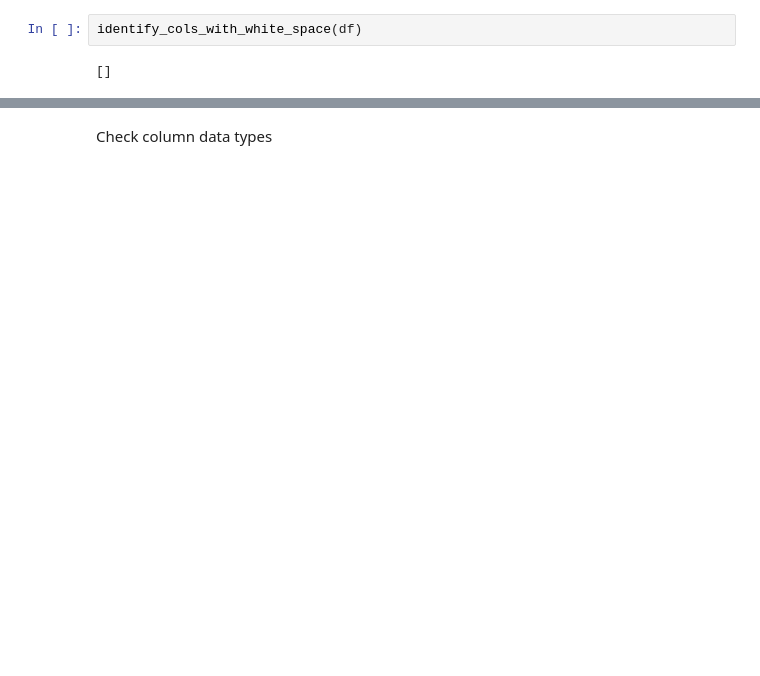
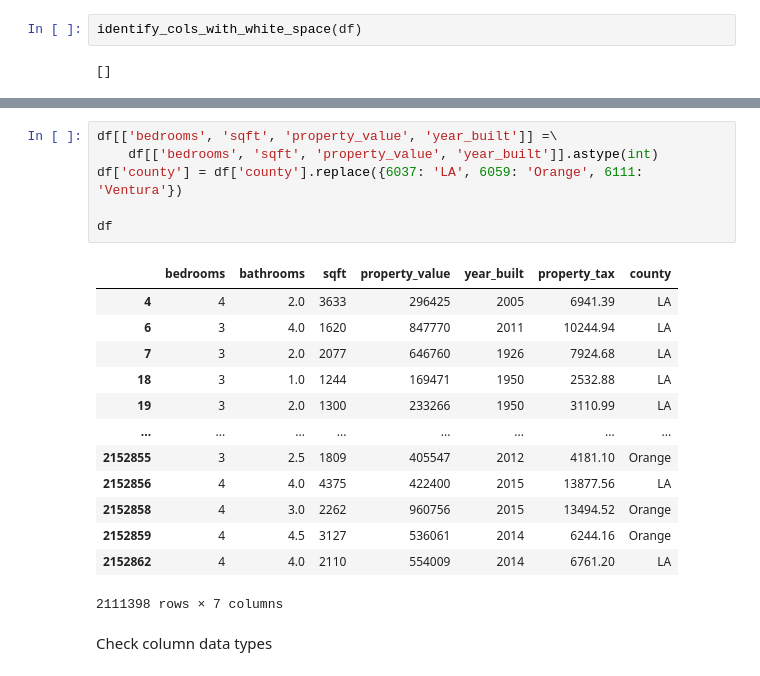
Before and after one commit to martin-reyes/6_regression-exercises, a Jupyter notebook: wrangle.ipynb, the cells around one changed output, grey strips where cells are left out. Drawn from its saved outputs; the diff is of its cells as text; blank space fills up the shorter version.

```diff
--- a/wrangle.ipynb
+++ b/wrangle.ipynb
@@ -79,3 +307,23 @@ df[df.duplicated()]
+# %%
+df[['bedrooms', 'sqft', 'property_value', 'year_built']] =\
+    df[['bedrooms', 'sqft', 'property_value', 'year_built']].astype(int)
+df['county'] = df['county'].replace({6037: 'LA', 6059: 'Orange', 6111: 'Ventura'})
+
+df
+# %% [output]
+|  | bedrooms | bathrooms | sqft | property_value | year_built | property_tax | county |
+| 4 | 4 | 2.0 | 3633 | 296425 | 2005 | 6941.39 | LA |
+| 6 | 3 | 4.0 | 1620 | 847770 | 2011 | 10244.94 | LA |
+| 7 | 3 | 2.0 | 2077 | 646760 | 1926 | 7924.68 | LA |
+| 18 | 3 | 1.0 | 1244 | 169471 | 1950 | 2532.88 | LA |
+| 19 | 3 | 2.0 | 1300 | 233266 | 1950 | 3110.99 | LA |
+| ... | ... | ... | ... | ... | ... | ... | ... |
+| 2152855 | 3 | 2.5 | 1809 | 405547 | 2012 | 4181.10 | Orange |
+| 2152856 | 4 | 4.0 | 4375 | 422400 | 2015 | 13877.56 | LA |
+| 2152858 | 4 | 3.0 | 2262 | 960756 | 2015 | 13494.52 | Orange |
+| 2152859 | 4 | 4.5 | 3127 | 536061 | 2014 | 6244.16 | Orange |
+| 2152862 | 4 | 4.0 | 2110 | 554009 | 2014 | 6761.20 | LA |
+2111398 rows × 7 columns
 # %% [markdown]
 Check column data types
 # %%
```
Also changed, not shown: parts of 27 cells of this notebook, 3 other files.
